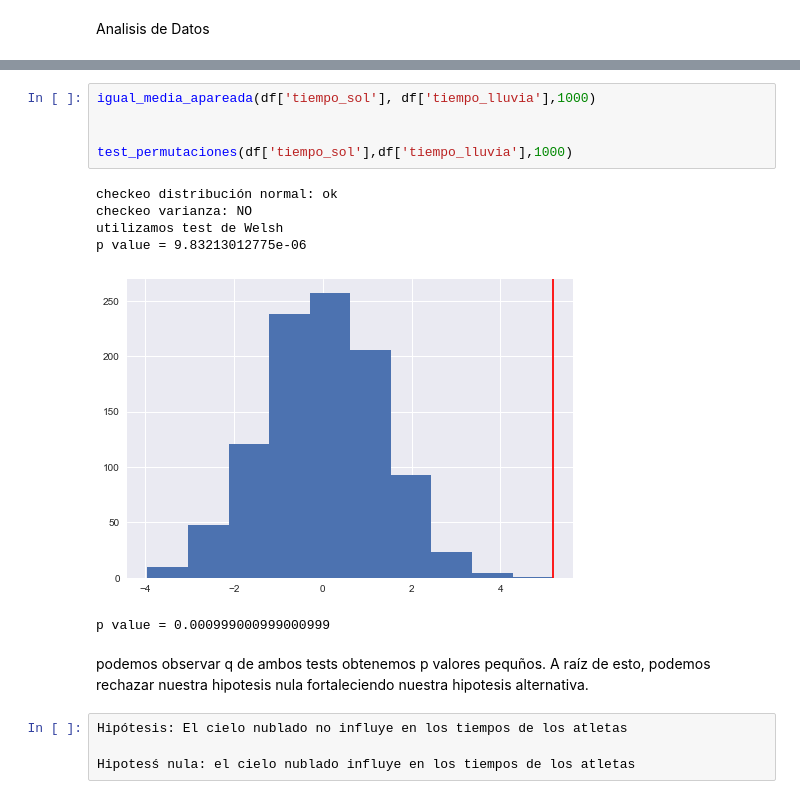
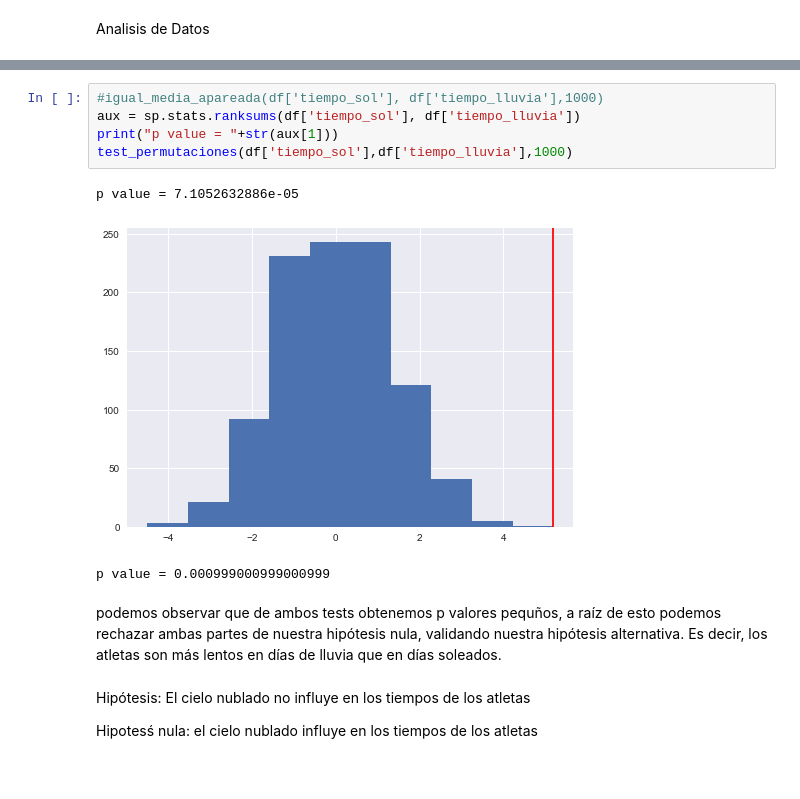
Before and after one commit to FerFrassia/DataScience, a Jupyter notebook: tp1/Untitled.ipynb, the cells around one changed output, grey strips where cells are left out. Saved outputs shown, nothing was run; the diff lists cells and outputs as text.

```diff
--- a/tp1/Untitled.ipynb
+++ b/tp1/Untitled.ipynb
@@ -160,22 +161,18 @@ Nuestra hipotesis nula es: Los atelatas no son más lentos en días de lluvia qu
 # %%
-igual_media_apareada(df['tiempo_sol'], df['tiempo_lluvia'],1000)
-
-
+#igual_media_apareada(df['tiempo_sol'], df['tiempo_lluvia'],1000)
+aux = sp.stats.ranksums(df['tiempo_sol'], df['tiempo_lluvia'])
+print("p value = "+str(aux[1]))
 test_permutaciones(df['tiempo_sol'],df['tiempo_lluvia'],1000)
 # %% [output]
-checkeo distribución normal: ok
-checkeo varianza: NO
-utilizamos test de Welsh
-p value = 9.83213012775e-06
+p value = 7.1052632886e-05
-[figure, old version]
+[figure, new version]
 p value = 0.000999000999000999
 # %% [markdown]
-podemos observar q de ambos tests obtenemos p valores pequños.
-A raíz de esto, podemos rechazar nuestra hipotesis nula fortaleciendo nuestra hipotesis alternativa.
+podemos observar que de ambos tests obtenemos p valores pequños, a raíz de esto podemos rechazar ambas partes de nuestra hipótesis nula, validando nuestra hipótesis alternativa. Es decir, los atletas son más lentos en días de lluvia que en días soleados.
-# %%
-Hipótesis: El cielo nublado no influye en los tiempos de los atletas
-
-Hipotesś nula: el cielo nublado influye en los tiempos de los atletas
+# %% [markdown]
+Hipótesis: El cielo nublado no influye en los tiempos de los atletas
+
+Hipotesś nula: el cielo nublado influye en los tiempos de los atletas
 # %%
 igual_media_apareada(df['tiempo_sol'], df['tiempo_nublado'],1000)
 test_permutaciones(df['tiempo_sol'],df['tiempo_nublado'],1000)
```
Also changed, not shown: parts of 9 cells of this notebook, 1 other file.
